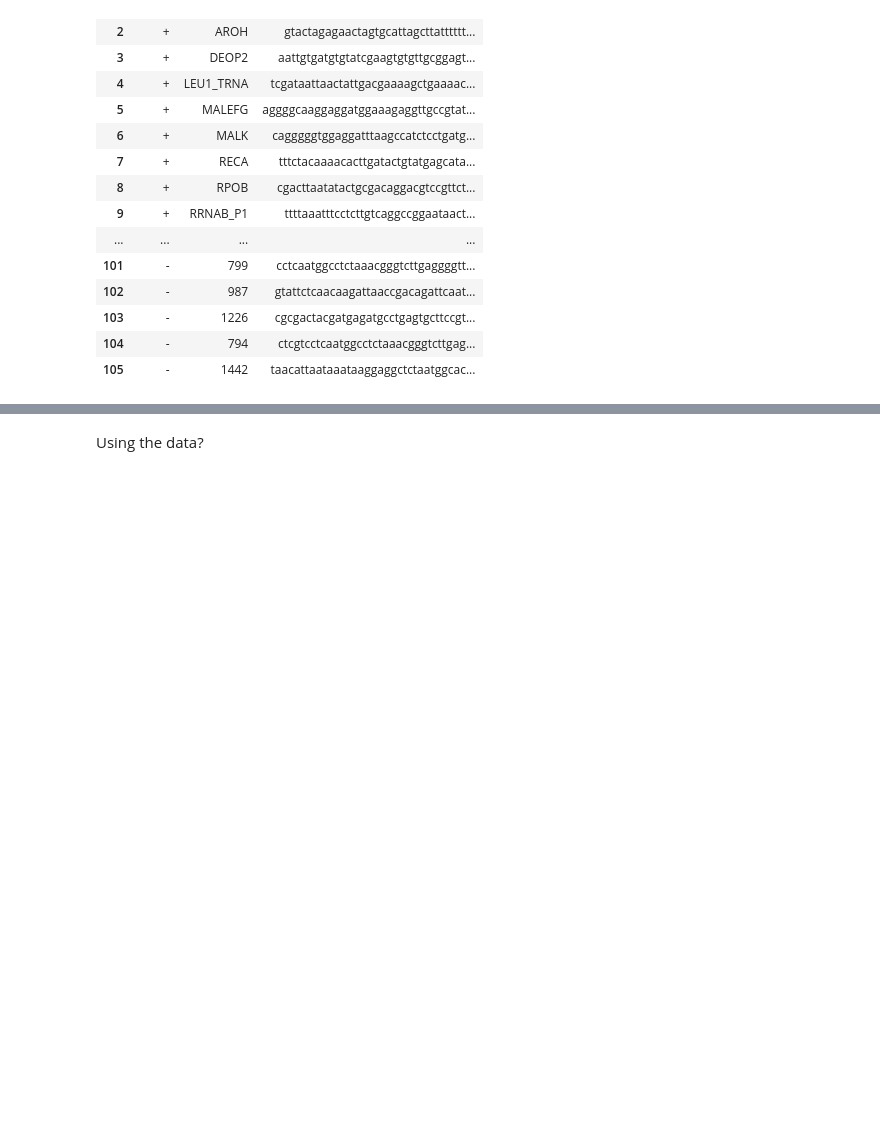
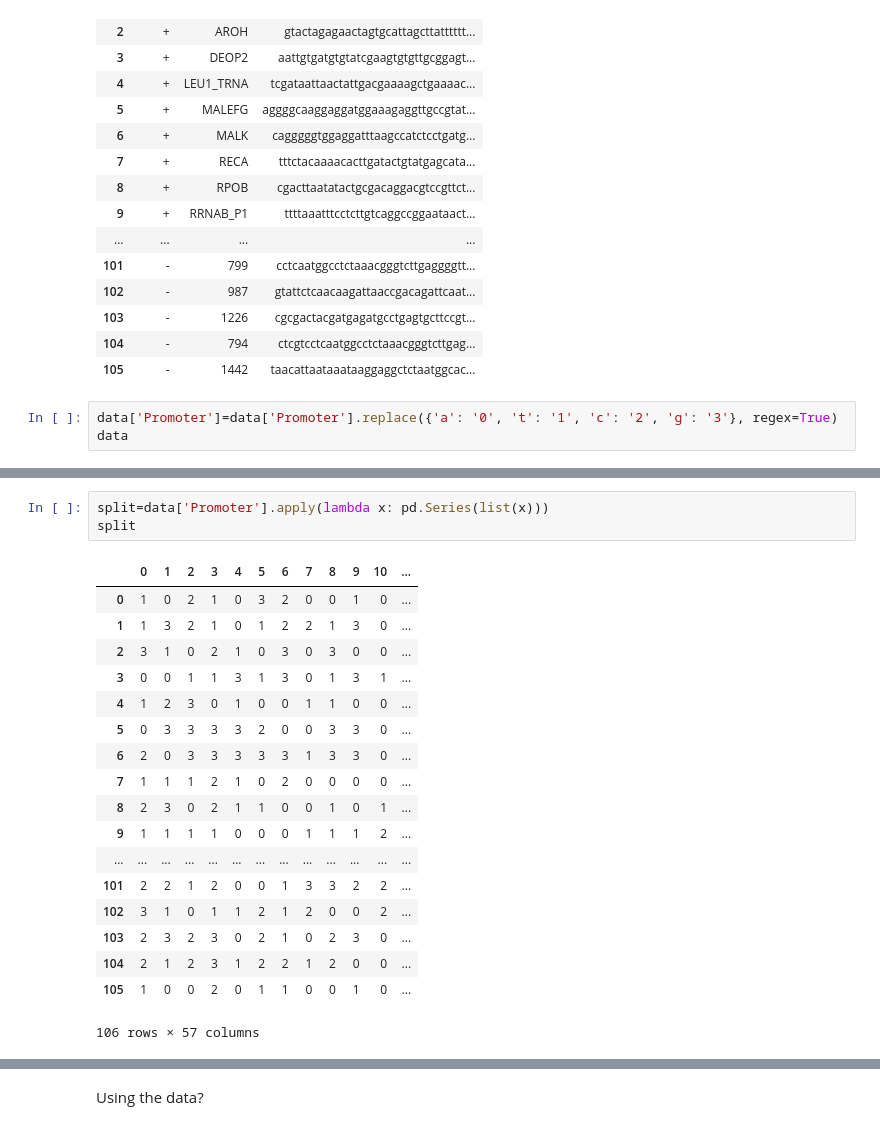
Before and after one commit to SylarXVI/Tutorials, a Jupyter notebook: Data Preprocessing.ipynb, the cells around one changed output, grey strips where cells are left out. Saved outputs shown, nothing was run; the diff lists cells and outputs as text; blank space fills up the shorter version.

```diff
--- a/Data Preprocessing.ipynb
+++ b/Data Preprocessing.ipynb
@@ -163,3 +163,6 @@ data
 | 103 | - | 1226 | cgcgactacgatgagatgcctgagtgcttccgt... |
 | 104 | - | 794 | ctcgtcctcaatggcctctaaacgggtcttgag... |
 | 105 | - | 1442 | taacattaataaataaggaggctctaatggcac... |
+# %%
+data['Promoter']=data['Promoter'].replace({'a': '0', 't': '1', 'c': '2', 'g': '3'}, regex=True)
+data
@@ -165,0 +187,22 @@ data
+# %%
+split=data['Promoter'].apply(lambda x: pd.Series(list(x)))
+split
+# %% [output]
+|  | 0 | 1 | 2 | 3 | 4 | 5 | 6 | 7 | 8 | 9 | 10 | ... |
+| 0 | 1 | 0 | 2 | 1 | 0 | 3 | 2 | 0 | 0 | 1 | 0 | ... |
+| 1 | 1 | 3 | 2 | 1 | 0 | 1 | 2 | 2 | 1 | 3 | 0 | ... |
+| 2 | 3 | 1 | 0 | 2 | 1 | 0 | 3 | 0 | 3 | 0 | 0 | ... |
+| 3 | 0 | 0 | 1 | 1 | 3 | 1 | 3 | 0 | 1 | 3 | 1 | ... |
+| 4 | 1 | 2 | 3 | 0 | 1 | 0 | 0 | 1 | 1 | 0 | 0 | ... |
+| 5 | 0 | 3 | 3 | 3 | 3 | 2 | 0 | 0 | 3 | 3 | 0 | ... |
+| 6 | 2 | 0 | 3 | 3 | 3 | 3 | 3 | 1 | 3 | 3 | 0 | ... |
+| 7 | 1 | 1 | 1 | 2 | 1 | 0 | 2 | 0 | 0 | 0 | 0 | ... |
+| 8 | 2 | 3 | 0 | 2 | 1 | 1 | 0 | 0 | 1 | 0 | 1 | ... |
+| 9 | 1 | 1 | 1 | 1 | 0 | 0 | 0 | 1 | 1 | 1 | 2 | ... |
+| ... | ... | ... | ... | ... | ... | ... | ... | ... | ... | ... | ... | ... |
+| 101 | 2 | 2 | 1 | 2 | 0 | 0 | 1 | 3 | 3 | 2 | 2 | ... |
+| 102 | 3 | 1 | 0 | 1 | 1 | 2 | 1 | 2 | 0 | 0 | 2 | ... |
+| 103 | 2 | 3 | 2 | 3 | 0 | 2 | 1 | 0 | 2 | 3 | 0 | ... |
+| 104 | 2 | 1 | 2 | 3 | 1 | 2 | 2 | 1 | 2 | 0 | 0 | ... |
+| 105 | 1 | 0 | 0 | 2 | 0 | 1 | 1 | 0 | 0 | 1 | 0 | ... |
+106 rows × 57 columns
```
Also changed, not shown: parts of 8 cells of this notebook.
